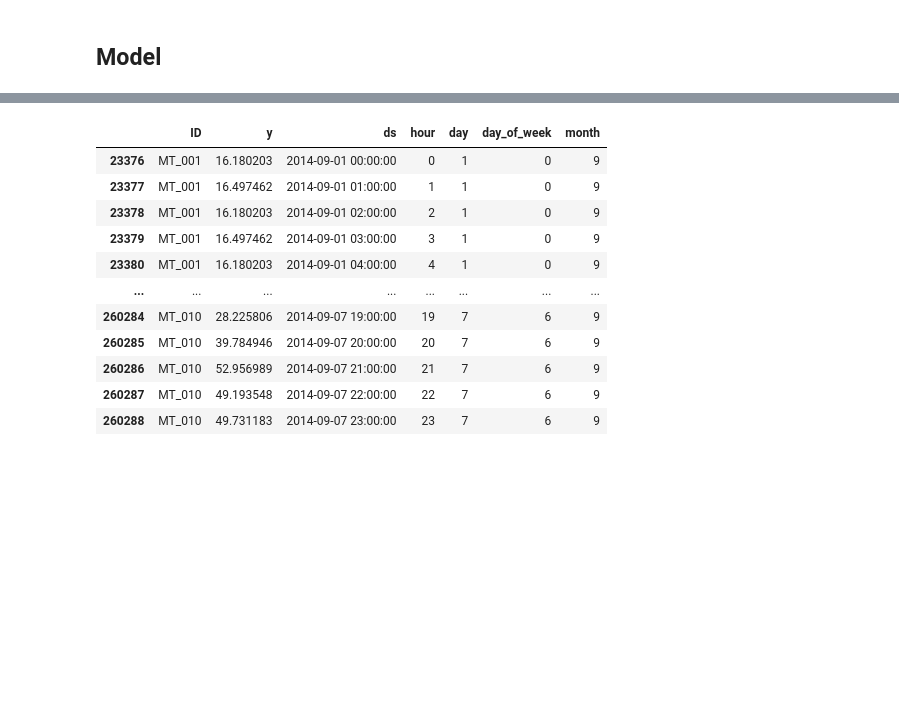
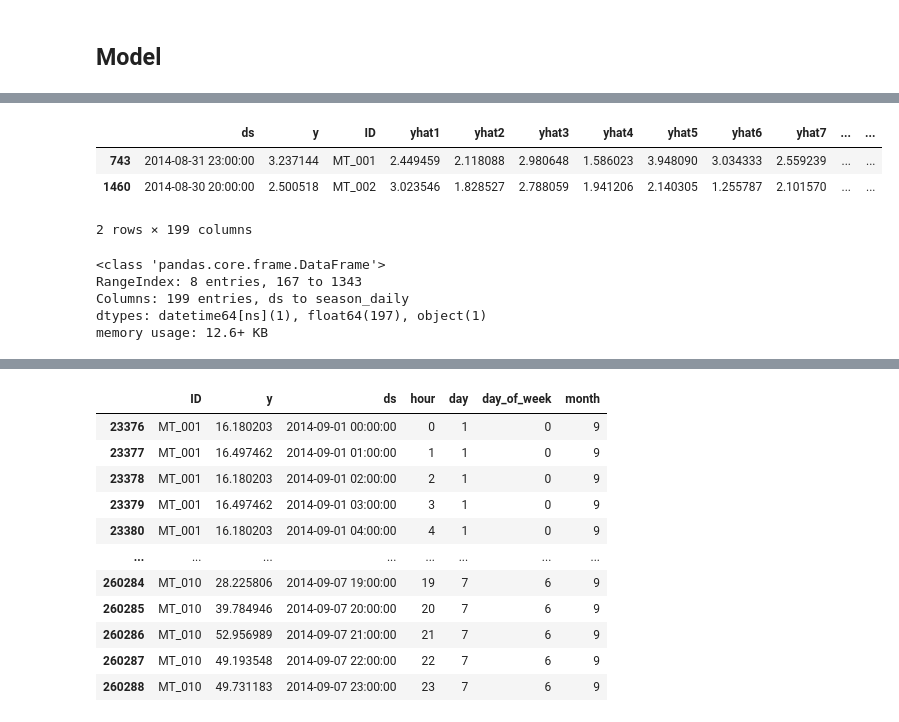
Before and after one commit to ben10ben/Interpretable-time-series-forecasting-at-scale, a Jupyter notebook: np2_yulia.ipynb, the cells around one changed output, grey strips where cells are left out. Cells and saved outputs as stored; diff of their text form; code cells hidden in the pictures; blank space fills up the shorter version.

```diff
--- a/np2_yulia.ipynb
+++ b/np2_yulia.ipynb
@@ -137,0 +251,8 @@ metrics = model.fit(
+# %%
+final_forecast = forecast.iloc[167::1, :]
+final_forecast
+# %% [output]
+|  | ds | y | ID | yhat1 | yhat2 | yhat3 | yhat4 | yhat5 | yhat6 | yhat7 | ... | ... |
+| 743 | 2014-08-31 23:00:00 | 3.237144 | MT_001 | 2.449459 | 2.118088 | 2.980648 | 1.586023 | 3.948090 | 3.034333 | 2.559239 | ... | ... |
+| 1460 | 2014-08-30 20:00:00 | 2.500518 | MT_002 | 3.023546 | 1.828527 | 2.788059 | 1.941206 | 2.140305 | 1.255787 | 2.101570 | ... | ... |
+2 rows × 199 columns
@@ -137,0 +261,8 @@ metrics = model.fit(
+# %%
+final_forecast.info()
+# %% [output]
+<class 'pandas.core.frame.DataFrame'>
+RangeIndex: 8 entries, 167 to 1343
+Columns: 199 entries, ds to season_daily
+dtypes: datetime64[ns](1), float64(197), object(1)
+memory usage: 12.6+ KB
```
Also changed, not shown: parts of 16 cells of this notebook, 6 other files.
